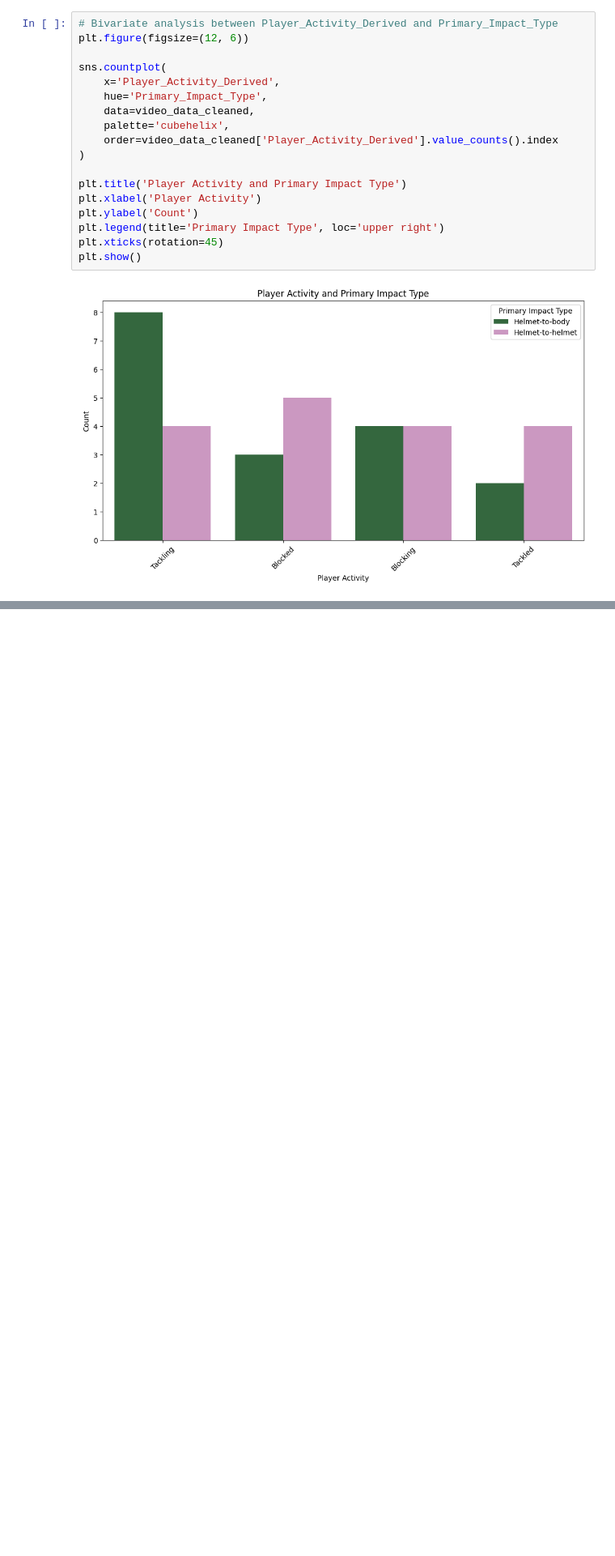
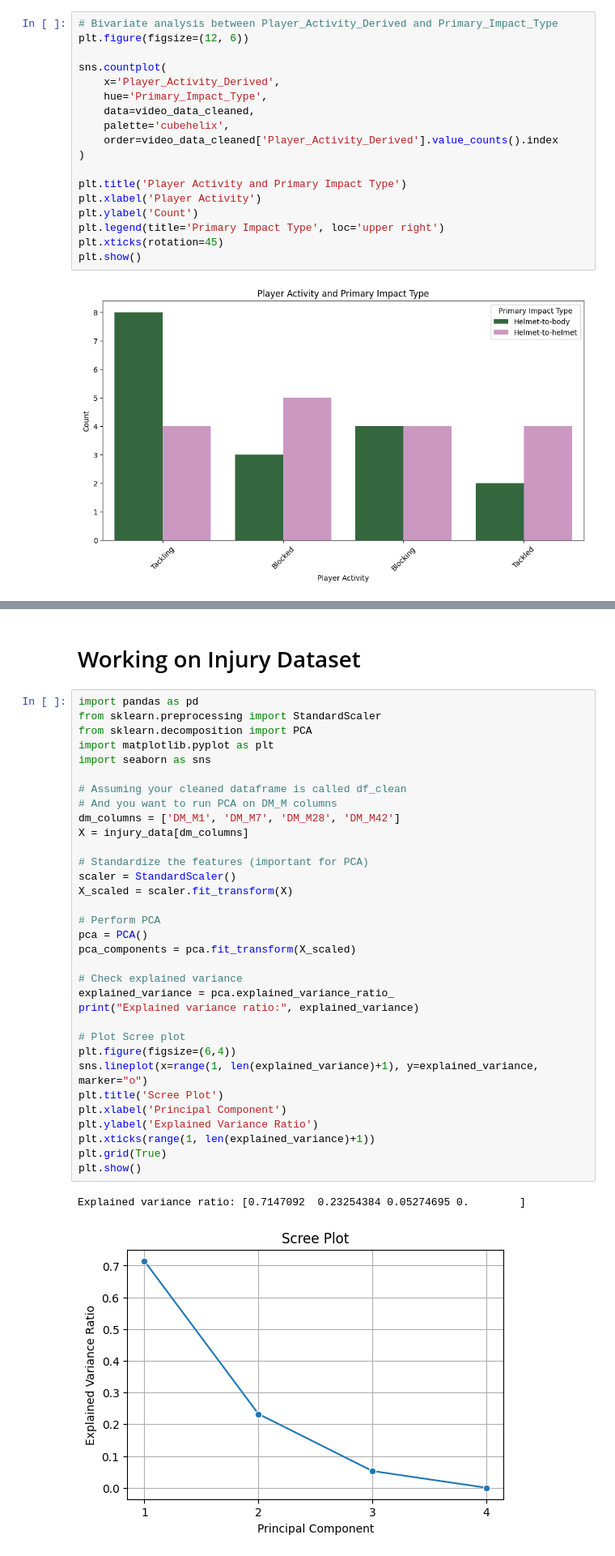
Before and after one commit to johnsahn2002/Capstone-Coding, a Jupyter notebook: Data Analysis/EDA_player_health.ipynb, the cells around one changed output, grey strips where cells are left out. Shown at 81% size. Drawn from its saved outputs; the diff is of its cells as text; blank space fills up the shorter version.

```diff
--- a/Data Analysis/EDA_player_health.ipynb
+++ b/Data Analysis/EDA_player_health.ipynb
@@ -839,0 +861,38 @@ plt.show()
+# %% [markdown]
+# Working on Injury Dataset
+# %%
+import pandas as pd
+from sklearn.preprocessing import StandardScaler
+from sklearn.decomposition import PCA
+import matplotlib.pyplot as plt
+import seaborn as sns
+
+# Assuming your cleaned dataframe is called df_clean
+# And you want to run PCA on DM_M columns
+dm_columns = ['DM_M1', 'DM_M7', 'DM_M28', 'DM_M42']
+X = injury_data[dm_columns]
+
+# Standardize the features (important for PCA)
+scaler = StandardScaler()
+X_scaled = scaler.fit_transform(X)
+
+# Perform PCA
+pca = PCA()
+pca_components = pca.fit_transform(X_scaled)
+
+# Check explained variance
+explained_variance = pca.explained_variance_ratio_
+print("Explained variance ratio:", explained_variance)
+
+# Plot Scree plot
+plt.figure(figsize=(6,4))
+sns.lineplot(x=range(1, len(explained_variance)+1), y=explained_variance, marker="o")
+plt.title('Scree Plot')
+plt.xlabel('Principal Component')
+plt.ylabel('Explained Variance Ratio')
+plt.xticks(range(1, len(explained_variance)+1))
+plt.grid(True)
+plt.show()
+# %% [output]
+Explained variance ratio: [0.7147092  0.23254384 0.05274695 0.        ]
+[figure, added]
```
Also changed, not shown: parts of 20 cells of this notebook.
